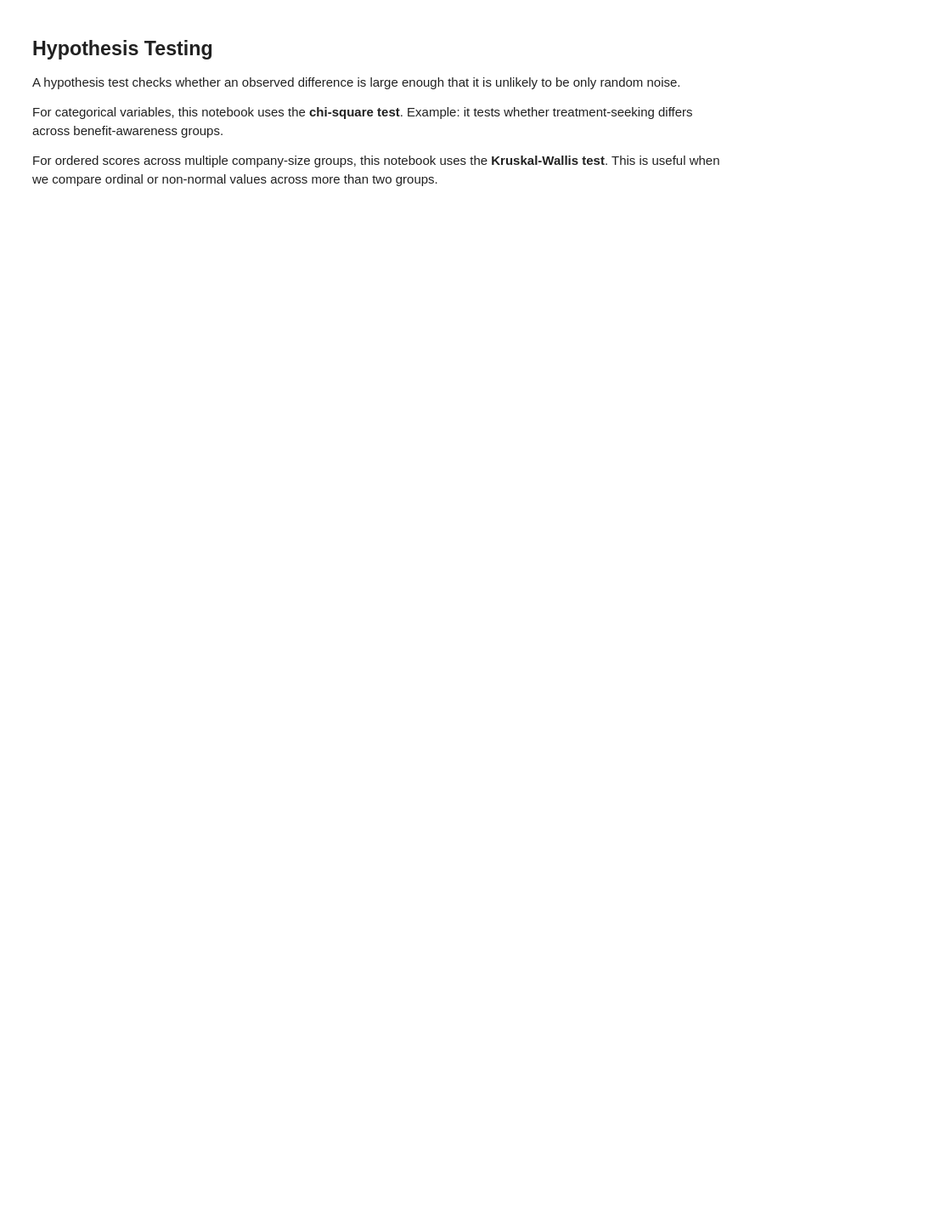
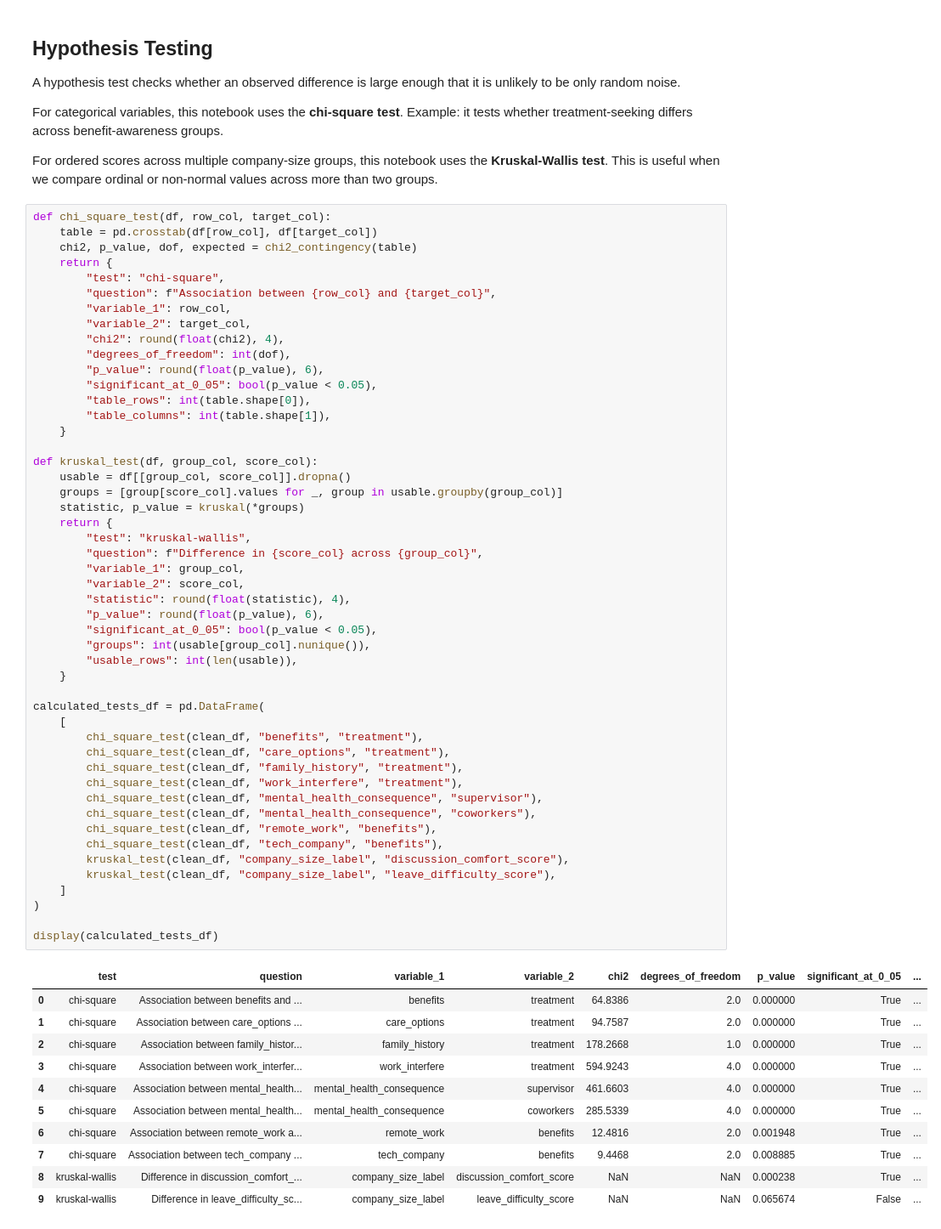
Before and after one commit to LubanaOrin/learn_code, a Jupyter notebook: tasks/Data Analytics Capstone Project/notebooks/osmi_mental_health_analysis.ipynb, the cells around one changed output. Shown at 85% size. Cells and saved outputs as stored; diff of their text form; blank space fills up the shorter version.

Commit message:
Add visible statistical modeling code to capstone notebook

```diff
--- a/tasks/Data Analytics Capstone Project/notebooks/osmi_mental_health_analysis.ipynb
+++ b/tasks/Data Analytics Capstone Project/notebooks/osmi_mental_health_analysis.ipynb
@@ -122,3 +173,64 @@ A hypothesis test checks whether an observed difference is large enough that it
 For categorical variables, this notebook uses the **chi-square test**. Example: it tests whether treatment-seeking differs across benefit-awareness groups.
 
 For ordered scores across multiple company-size groups, this notebook uses the **Kruskal-Wallis test**. This is useful when we compare ordinal or non-normal values across more than two groups.
+# %%
+def chi_square_test(df, row_col, target_col):
+    table = pd.crosstab(df[row_col], df[target_col])
+    chi2, p_value, dof, expected = chi2_contingency(table)
+    return {
+        "test": "chi-square",
+        "question": f"Association between {row_col} and {target_col}",
+        "variable_1": row_col,
+        "variable_2": target_col,
+        "chi2": round(float(chi2), 4),
+        "degrees_of_freedom": int(dof),
+        "p_value": round(float(p_value), 6),
+        "significant_at_0_05": bool(p_value < 0.05),
+        "table_rows": int(table.shape[0]),
+        "table_columns": int(table.shape[1]),
+    }
+
+def kruskal_test(df, group_col, score_col):
+    usable = df[[group_col, score_col]].dropna()
+    groups = [group[score_col].values for _, group in usable.groupby(group_col)]
+    statistic, p_value = kruskal(*groups)
+    return {
+        "test": "kruskal-wallis",
+        "question": f"Difference in {score_col} across {group_col}",
+        "variable_1": group_col,
+        "variable_2": score_col,
+        "statistic": round(float(statistic), 4),
+        "p_value": round(float(p_value), 6),
+        "significant_at_0_05": bool(p_value < 0.05),
+        "groups": int(usable[group_col].nunique()),
+        "usable_rows": int(len(usable)),
+    }
+
+calculated_tests_df = pd.DataFrame(
+    [
+        chi_square_test(clean_df, "benefits", "treatment"),
+        chi_square_test(clean_df, "care_options", "treatment"),
+        chi_square_test(clean_df, "family_history", "treatment"),
+        chi_square_test(clean_df, "work_interfere", "treatment"),
+        chi_square_test(clean_df, "mental_health_consequence", "supervisor"),
+        chi_square_test(clean_df, "mental_health_consequence", "coworkers"),
+        chi_square_test(clean_df, "remote_work", "benefits"),
+        chi_square_test(clean_df, "tech_company", "benefits"),
+        kruskal_test(clean_df, "company_size_label", "discussion_comfort_score"),
+        kruskal_test(clean_df, "company_size_label", "leave_difficulty_score"),
+    ]
+)
+
+display(calculated_tests_df)
+# %% [output]
+|  | test | question | variable_1 | variable_2 | chi2 | degrees_of_freedom | p_value | significant_at_0_05 | ... |
+| 0 | chi-square | Association between benefits and ... | benefits | treatment | 64.8386 | 2.0 | 0.000000 | True | ... |
+| 1 | chi-square | Association between care_options ... | care_options | treatment | 94.7587 | 2.0 | 0.000000 | True | ... |
+| 2 | chi-square | Association between family_histor... | family_history | treatment | 178.2668 | 1.0 | 0.000000 | True | ... |
+| 3 | chi-square | Association between work_interfer... | work_interfere | treatment | 594.9243 | 4.0 | 0.000000 | True | ... |
+| 4 | chi-square | Association between mental_health... | mental_health_consequence | supervisor | 461.6603 | 4.0 | 0.000000 | True | ... |
+| 5 | chi-square | Association between mental_health... | mental_health_consequence | coworkers | 285.5339 | 4.0 | 0.000000 | True | ... |
+| 6 | chi-square | Association between remote_work a... | remote_work | benefits | 12.4816 | 2.0 | 0.001948 | True | ... |
+| 7 | chi-square | Association between tech_company ... | tech_company | benefits | 9.4468 | 2.0 | 0.008885 | True | ... |
+| 8 | kruskal-wallis | Difference in discussion_comfort_... | company_size_label | discussion_comfort_score | NaN | NaN | 0.000238 | True | ... |
+| 9 | kruskal-wallis | Difference in leave_difficulty_sc... | company_size_label | leave_difficulty_score | NaN | NaN | 0.065674 | False | ... |
```
Also changed, not shown: parts of 11 cells of this notebook, 3 other files.
